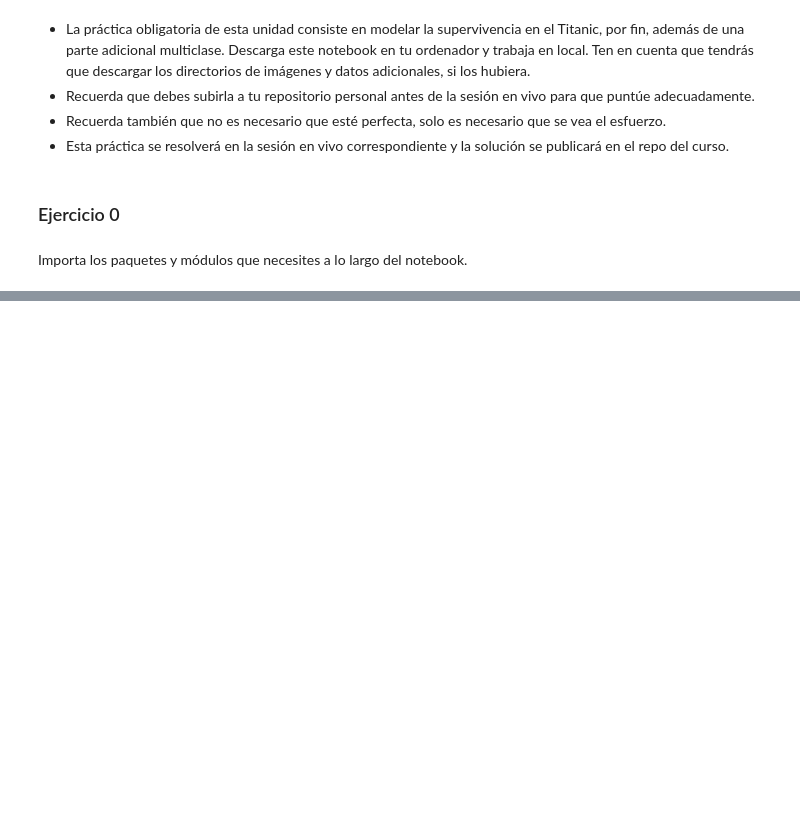
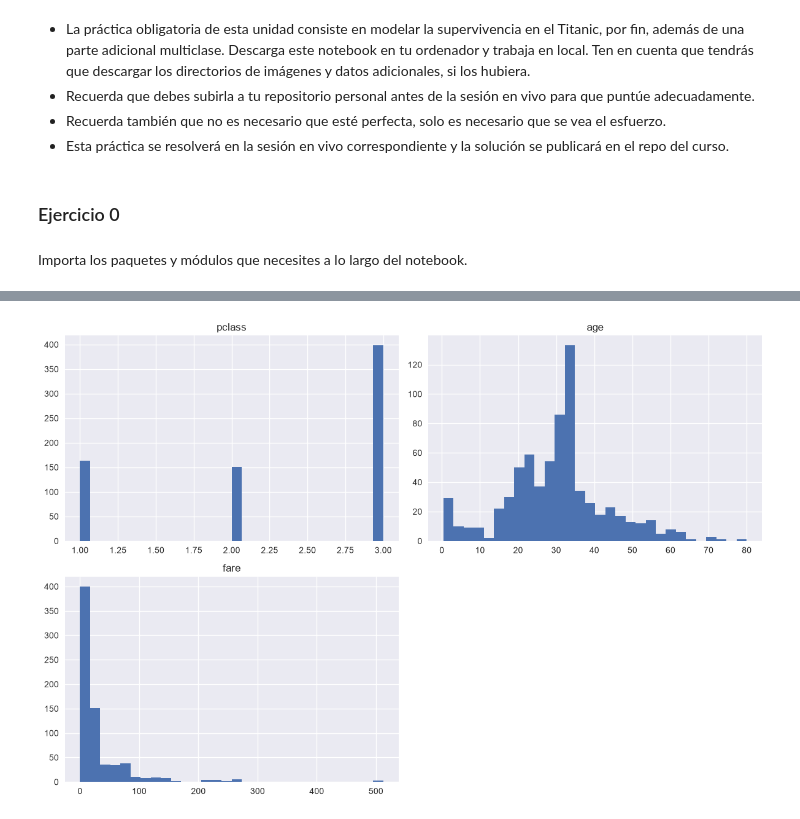
Before and after one commit to PaulitaLull/DATA_SCIENCE_PAULALULL, a Jupyter notebook: 04_Machine_Learning/02_ML_Supervisado/03_Clasificación/ejercicios/P01_Practica_Clasificacion_Regresion_Logistica.ipynb, the cells around one changed output, grey strips where cells are left out. Saved outputs shown, nothing was run; the diff lists cells and outputs as text; code cells hidden in the pictures; blank space fills up the shorter version.

```diff
--- a/04_Machine_Learning/02_ML_Supervisado/03_Clasificación/ejercicios/P01_Practica_Clasificacion_Regresion_Logistica.ipynb
+++ b/04_Machine_Learning/02_ML_Supervisado/03_Clasificación/ejercicios/P01_Practica_Clasificacion_Regresion_Logistica.ipynb
@@ -35,0 +100,19 @@ Los pasos para guiar el trabajo:
+# %%
+# X_train=X_train.drop(columns=["deck"])
+# X_test=X_test.drop(columns=["deck"])
+
+#Imputado edades
+medias_paratest = X_train.groupby("who")["age"].mean()
+X_train["age"] = X_train["age"].fillna(X_train.groupby("who")["age"].transform("mean"))
+#Con transform solo puedes rellenar train. Para test necesitas las medias por grupo (.mean()) y pasarlas por map:
+X_test["age"] = X_test["age"].fillna(X_test["who"].map(medias_paratest))
+# Compruebo que no hay nulos
+print(X_train["age"].isna().sum(), X_test["age"].isna().sum())
+
+#Imputo nulos de embarked
+moda = X_train["embark_town"].mode()[0]
+X_train["embark_town"] = X_train["embark_town"].fillna(moda)
+X_test["embark_town"] = X_test["embark_town"].fillna(moda)   # misma moda de train
+# Compruebo que no hay nulos
+print(X_train["embark_town"].isna().sum(), X_test["embark_town"].isna().sum())
+print(X_test.info())
@@ -35,0 +138,7 @@ Los pasos para guiar el trabajo:
+# %%
+# Distribucion features
+X_train.hist(figsize=(12, 8), bins=30)
+plt.tight_layout()
+plt.show()
+# %% [output]
+[figure, added]
```
Also changed, not shown: parts of 23 cells of this notebook, 41 other files.
